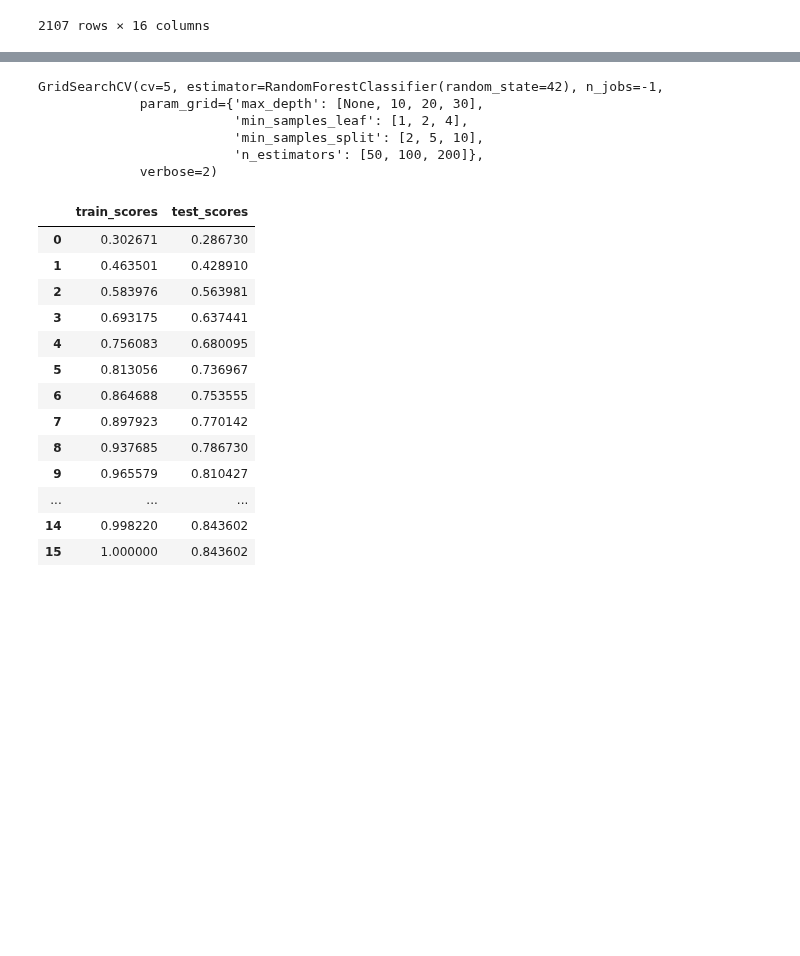
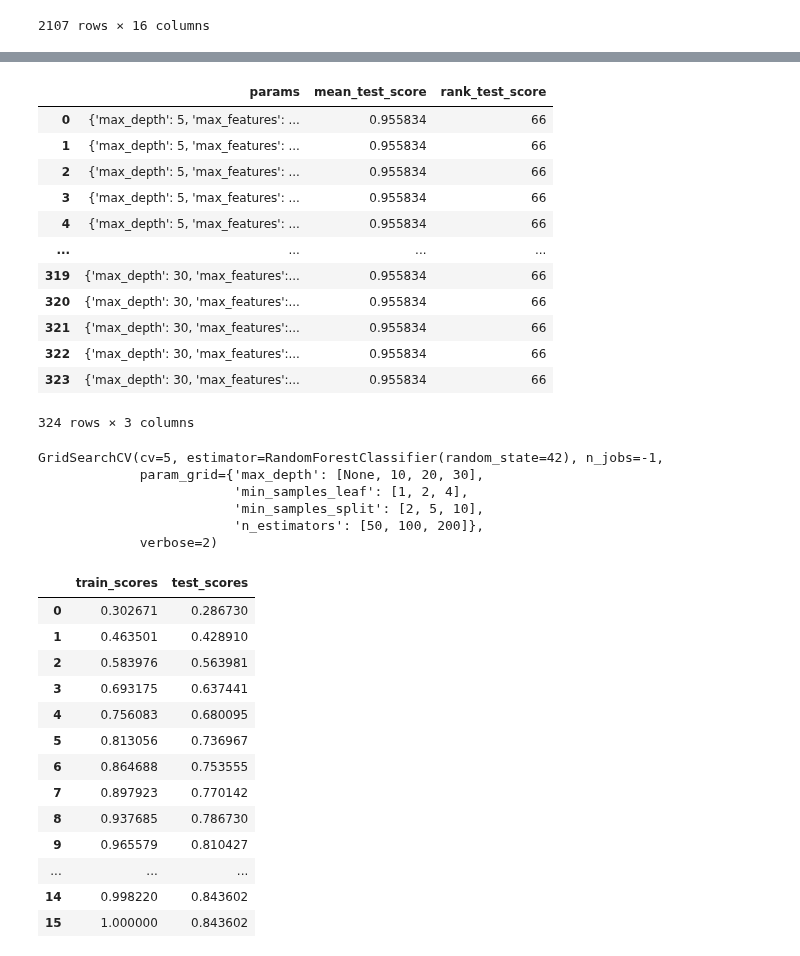
Before and after one commit to shekharbiswas/Obesity, a Jupyter notebook: Visuals.ipynb, the cells around one changed output, grey strips where cells are left out. Cells and saved outputs as stored; diff of their text form; code cells hidden in the pictures; blank space fills up the shorter version.

```diff
--- a/Visuals.ipynb
+++ b/Visuals.ipynb
@@ -201,7 +203,21 @@ Fitting 5 folds for each of 324 candidates, totalling 1620 fits
 # %%
 # Get the results into a DataFrame
 results = pd.DataFrame(grid_search.cv_results_)
 
 # Display all parameter combinations and scores
 params_and_scores = results[['params', 'mean_test_score', 'rank_test_score']]
-print(params_and_scores)
+params_and_scores
+# %% [output]
+|  | params | mean_test_score | rank_test_score |
+| 0 | {'max_depth': 5, 'max_features': ... | 0.955834 | 66 |
+| 1 | {'max_depth': 5, 'max_features': ... | 0.955834 | 66 |
+| 2 | {'max_depth': 5, 'max_features': ... | 0.955834 | 66 |
+| 3 | {'max_depth': 5, 'max_features': ... | 0.955834 | 66 |
+| 4 | {'max_depth': 5, 'max_features': ... | 0.955834 | 66 |
+| ... | ... | ... | ... |
+| 319 | {'max_depth': 30, 'max_features':... | 0.955834 | 66 |
+| 320 | {'max_depth': 30, 'max_features':... | 0.955834 | 66 |
+| 321 | {'max_depth': 30, 'max_features':... | 0.955834 | 66 |
+| 322 | {'max_depth': 30, 'max_features':... | 0.955834 | 66 |
+| 323 | {'max_depth': 30, 'max_features':... | 0.955834 | 66 |
+324 rows × 3 columns
```
Also changed, not shown: parts of 2 cells of this notebook.
